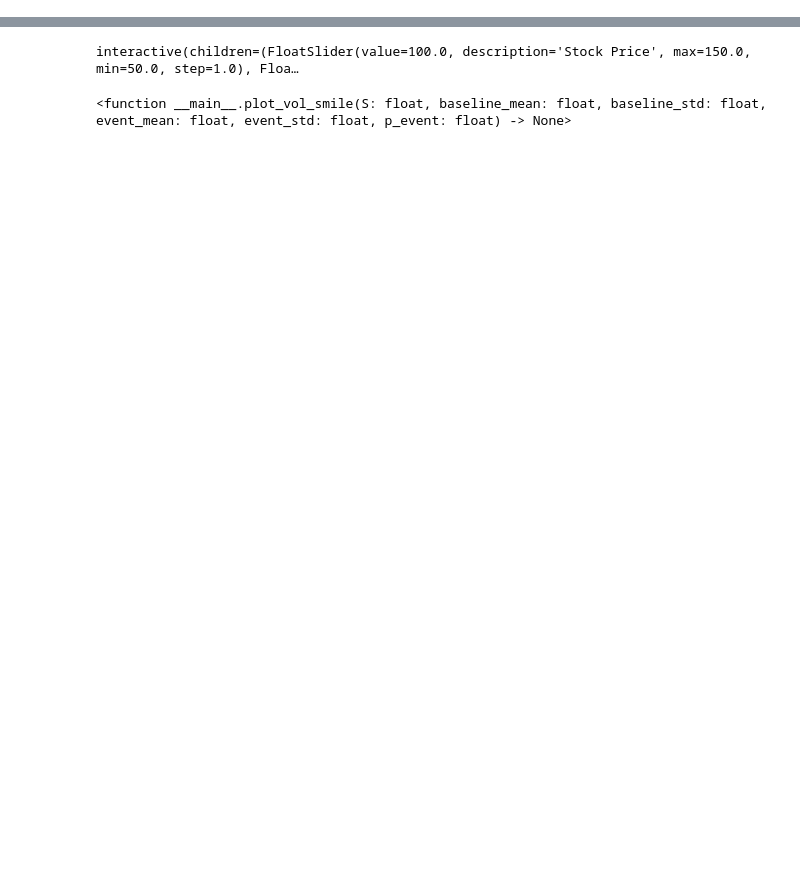
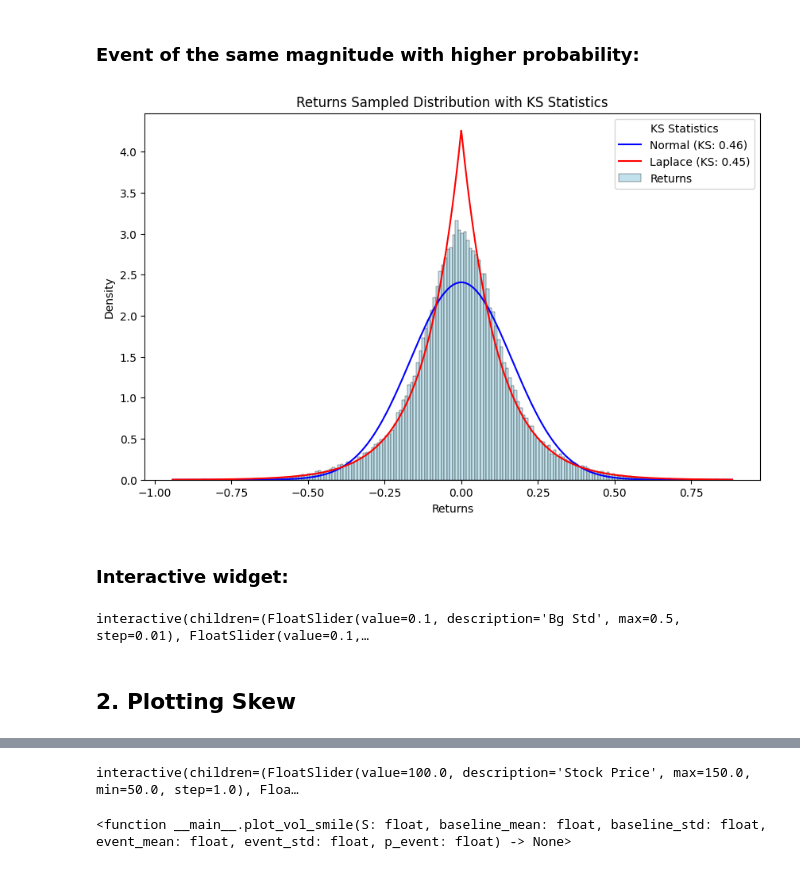
Before and after one commit to arham-habib/personal-projects, a Jupyter notebook: return_mixture_model.ipynb, the cells around one changed output, grey strips where cells are left out. Saved outputs shown, nothing was run; the diff lists cells and outputs as text; code cells hidden in the pictures; blank space fills up the shorter version.

Commit message:
Linear regression test and option skew writeup

```diff
--- a/return_mixture_model.ipynb
+++ b/return_mixture_model.ipynb
@@ -102,0 +151,14 @@ interactive(children=(FloatLogSlider(value=1.0, description='Base Std', max=1.0,
+# %% [markdown]
+### Event of the same magnitude with higher probability:
+# %%
+plot_return_distribution_with_bernoulli_events(
+        background_std = .1,
+        event_prob = 0.44,
+        event_std = .2,
+        background_mean = 0.0,
+        event_mean = 0.0
+)
+# %% [output]
+[figure, added]
+# %% [markdown]
+### Interactive widget:
@@ -102,0 +174,6 @@ interactive(children=(FloatLogSlider(value=1.0, description='Base Std', max=1.0,
+# %%
+interactive_plot
+# %% [output]
+interactive(children=(FloatSlider(value=0.1, description='Bg Std', max=0.5, step=0.01), FloatSlider(value=0.1,…
+# %% [markdown]
+## 2. Plotting Skew
```
Also changed, not shown: parts of 30 cells of this notebook.
